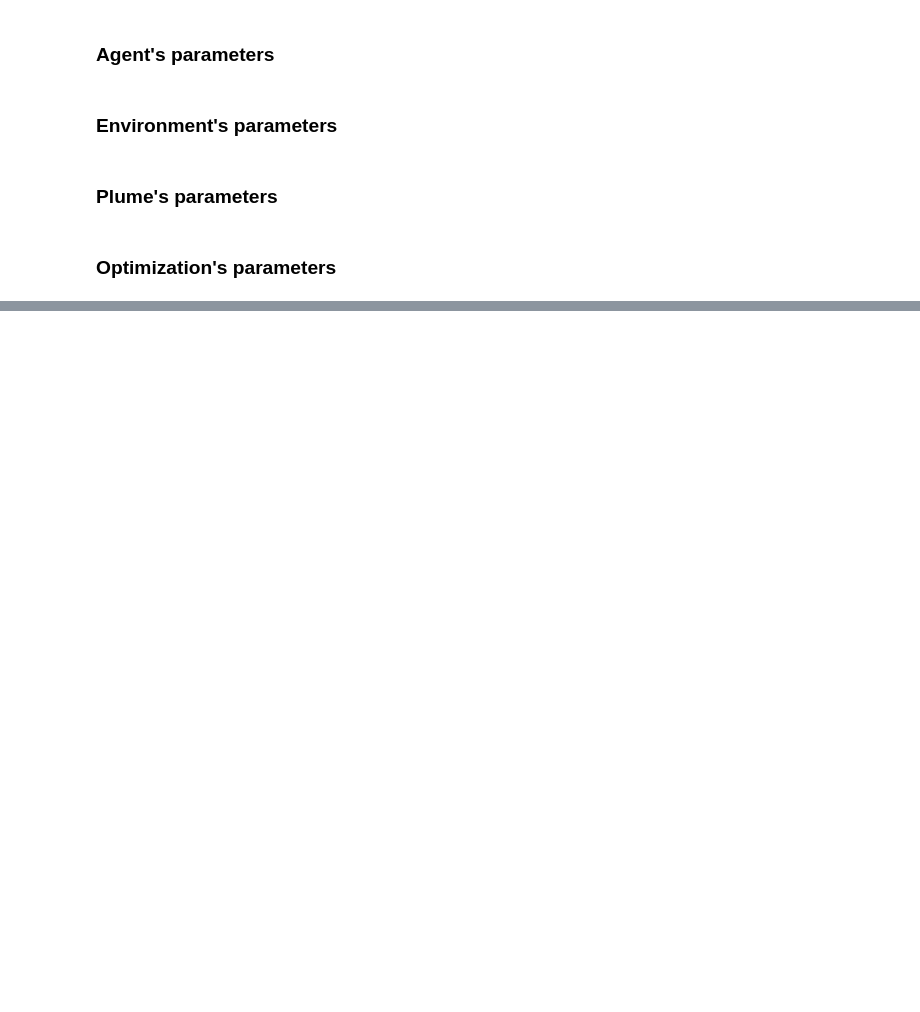
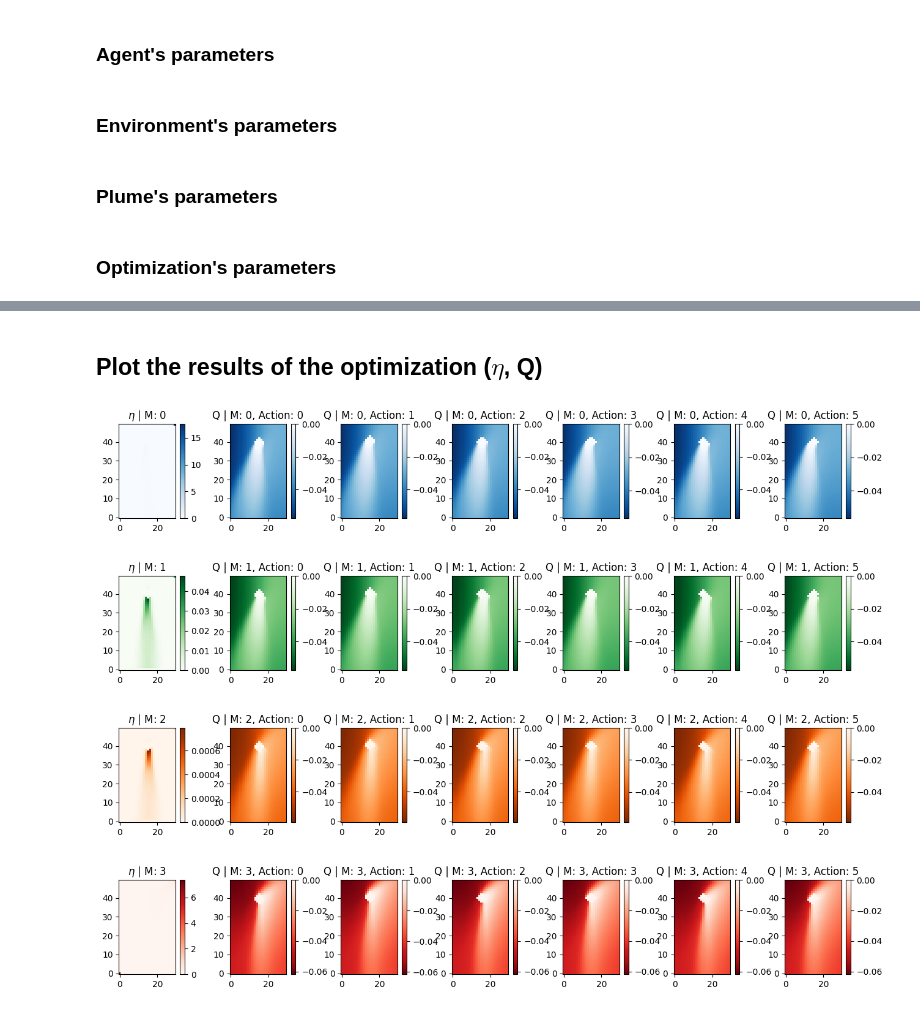
Before and after one commit to kyrellverano/Finite-Memory-Controller, a Jupyter notebook: FSC/FSC_NB/Optimize.ipynb, the cells around one changed output, grey strips where cells are left out. Drawn from its saved outputs; the diff is of its cells as text; code cells hidden in the pictures; blank space fills up the shorter version.

```diff
--- a/FSC/FSC_NB/Optimize.ipynb
+++ b/FSC/FSC_NB/Optimize.ipynb
@@ -823,0 +374,31 @@ Success Rate: 40.000%
+# %%
+# Set the learning rate schedule
+if fsc.agent.lr_th == 'auto':
+    # Learning rate schedule
+    lr_val = fsc.agent.lr_val
+    lr_time = fsc.agent.lr_time_frac
+
+    lr_val = interpolate.interp1d(lr_time, lr_val, kind='linear',fill_value="extrapolate")
+    lr_time = np.linspace(0.0, 1.0, num=fsc.optim.Ntot)
+    lr_values = lr_val(lr_time)
+
+else:
+    lr_values = np.ones(fsc.optim.Ntot)*fsc.agent.lr_th
+
+# Save the initial tolerance for the iterative method
+init_direct = fsc.optim.init_direct
+save_tol_eta = fsc.optim.tol_eta
+save_tol_Q = fsc.optim.tol_Q
+
+if init_direct != 0 and method == 'direct':
+    fsc.optim.tol_eta = -1
+    fsc.optim.tol_Q = -1
+
+# set steps for choose iter or direct
+method_select = method
+
+# Convergence of the optimization
+convergence = 0
+
+# verbose for the optimization
+verbose_eta = True
@@ -823,0 +583,9 @@ Success Rate: 40.000%
+# %% [markdown]
+## Plot the results of the optimization ($\eta$, Q)
+# %%
+fsc_visual.plot_eta_Q(eta, Q, fsc, show=True, save=False, save_path=name_folder)
+# %% [output]
+[figure, added]
+[figure, added]
+[figure, added]
+[figure, added]
```
Also changed, not shown: parts of 51 cells of this notebook, 1 other file.
